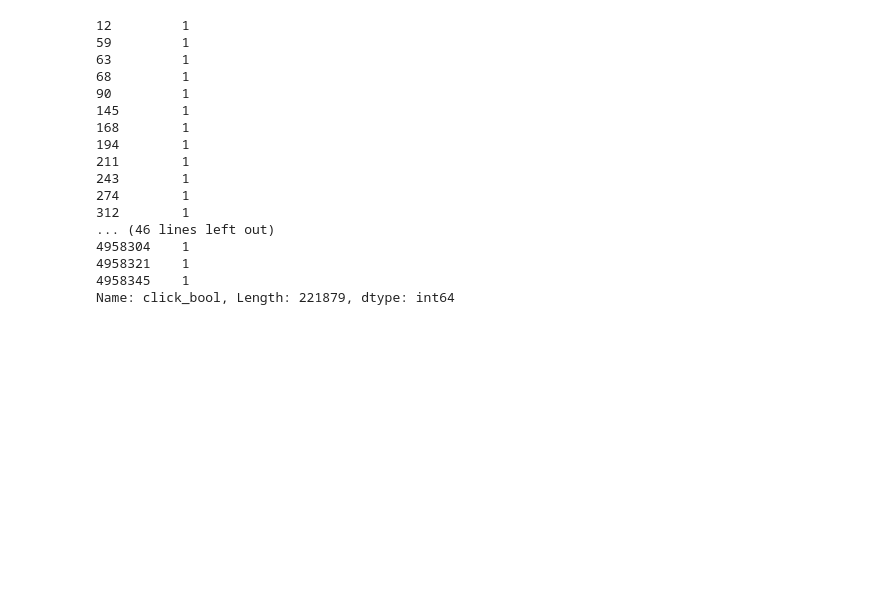
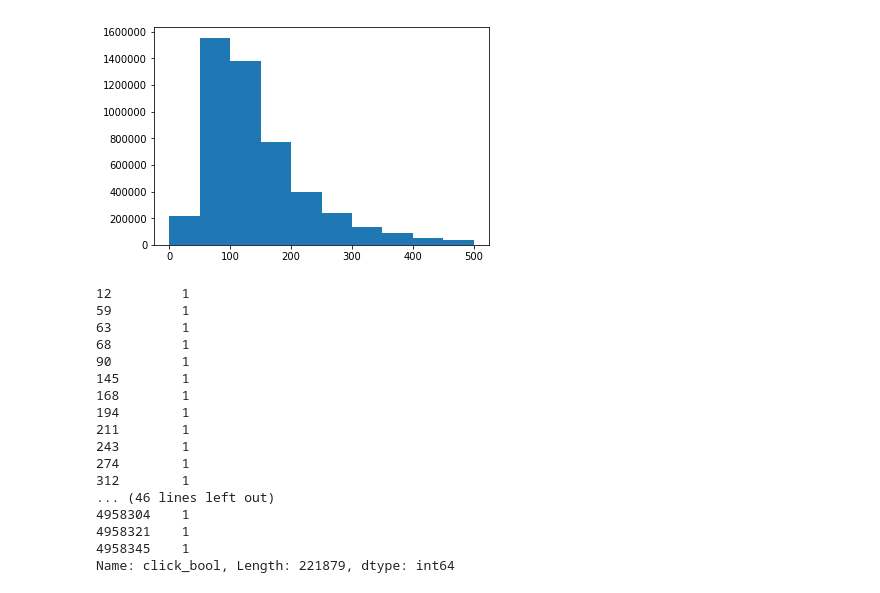
Before and after one commit to DavideBrex/Expedia-Hotels-recommendation-system, a Jupyter notebook: Correlation_HeatMap.ipynb, the cells around one changed output. Drawn from its saved outputs; the diff is of its cells as text; code cells hidden in the pictures; blank space fills up the shorter version.

```diff
--- a/Correlation_HeatMap.ipynb
+++ b/Correlation_HeatMap.ipynb
@@ -12,3 +33,7 @@ del sb_samples
+# %%
+histogram = plt.hist(sb_sm[:]["price_usd"], range = [0,500])
+# %% [output]
+[figure, added]
 # %%
 sb_sm.loc[sb_sm.click_bool==1][:]["click_bool"]
 # %% [output]
```
Also changed, not shown: parts of 1 cell of this notebook.
